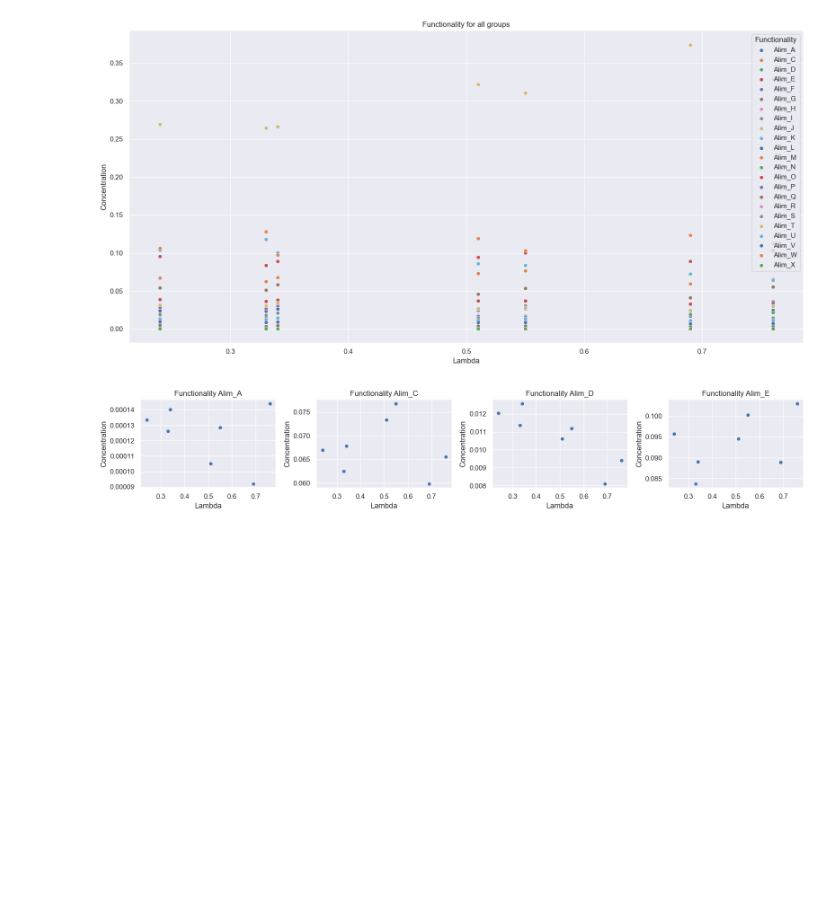
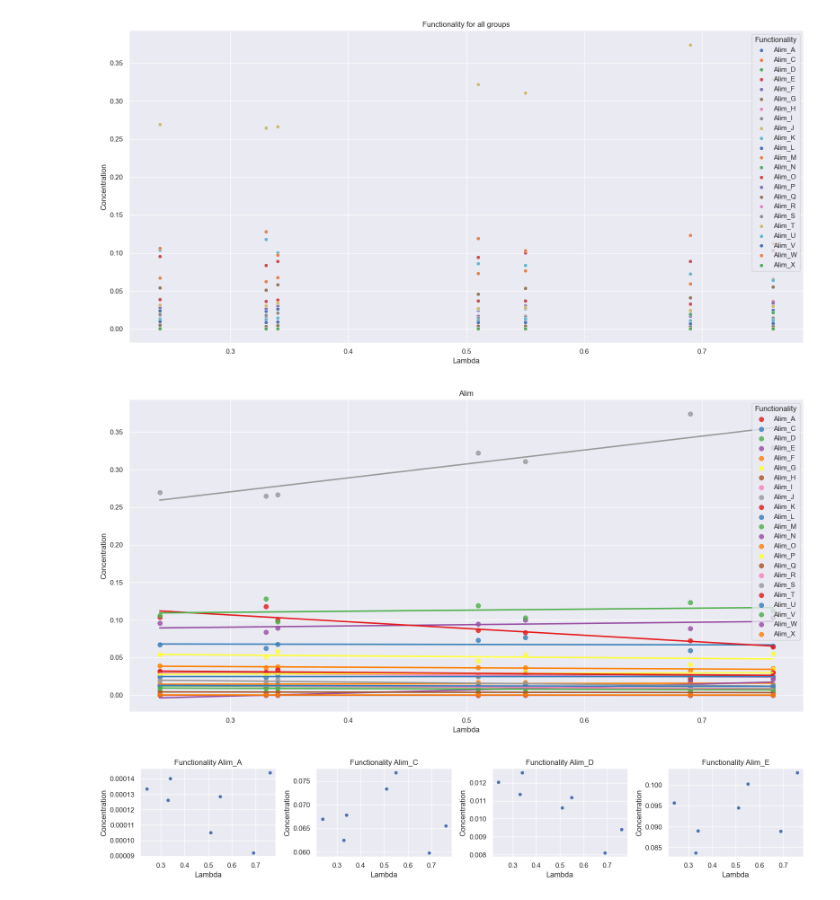
Before and after one commit to yhonyar/ICTP-SMR4056-Q-Physiology, a Jupyter notebook: Code.ipynb, the cells around one changed output. Cells and saved outputs as stored; diff of their text form; code cells hidden in the pictures; blank space fills up the shorter version.

```diff
--- a/Code.ipynb
+++ b/Code.ipynb
@@ -82,6 +68,40 @@ plt.tight_layout()
 plt.show()
 # %% [output]
 [figure]
+# %%
+Alim_dic = list(ATcog_func_by_functionality.keys())  # List of groups
+
+# Create a color palette for each group
+palette = sns.color_palette("Set1", len(Alim_dic))  # Using "Set1" palette, you can change it
+
+# Create a single figure and axis
+fig, ax = plt.subplots(figsize=(16, 8))
+
+# Loop through each group and plot the scatter points and regression line with the same color
+for idx, key in enumerate(Alim_dic):
+    color = palette[idx]  # Get the color for the current group
+    sns.regplot(x=ATcog_func_by_functionality[key]['Growth.rate..1.h.'],
+                y=ATcog_func_by_functionality[key]['Gene.sum'],
+                ax=ax,
+                marker='o',
+                label=str(key),
+                scatter_kws={'s': 50, 'color': color},  # Set color for scatter points
+                line_kws={'color': color},  # Set color for the regression line
+                ci=None)  # No confidence interval shading
+
+# Labels and title
+ax.set_xlabel('Lambda')
+ax.set_ylabel('Concentration')
+ax.set_title('Alim')
+
+# Show legend
+ax.legend(title="Functionality")
+
+# Adjust layout and display plot
+plt.tight_layout()
+plt.show()
+# %% [output]
+[figure, added]
 # %%
 cols_per_figure = 4
 
```
Also changed, not shown: parts of 2 cells of this notebook.
